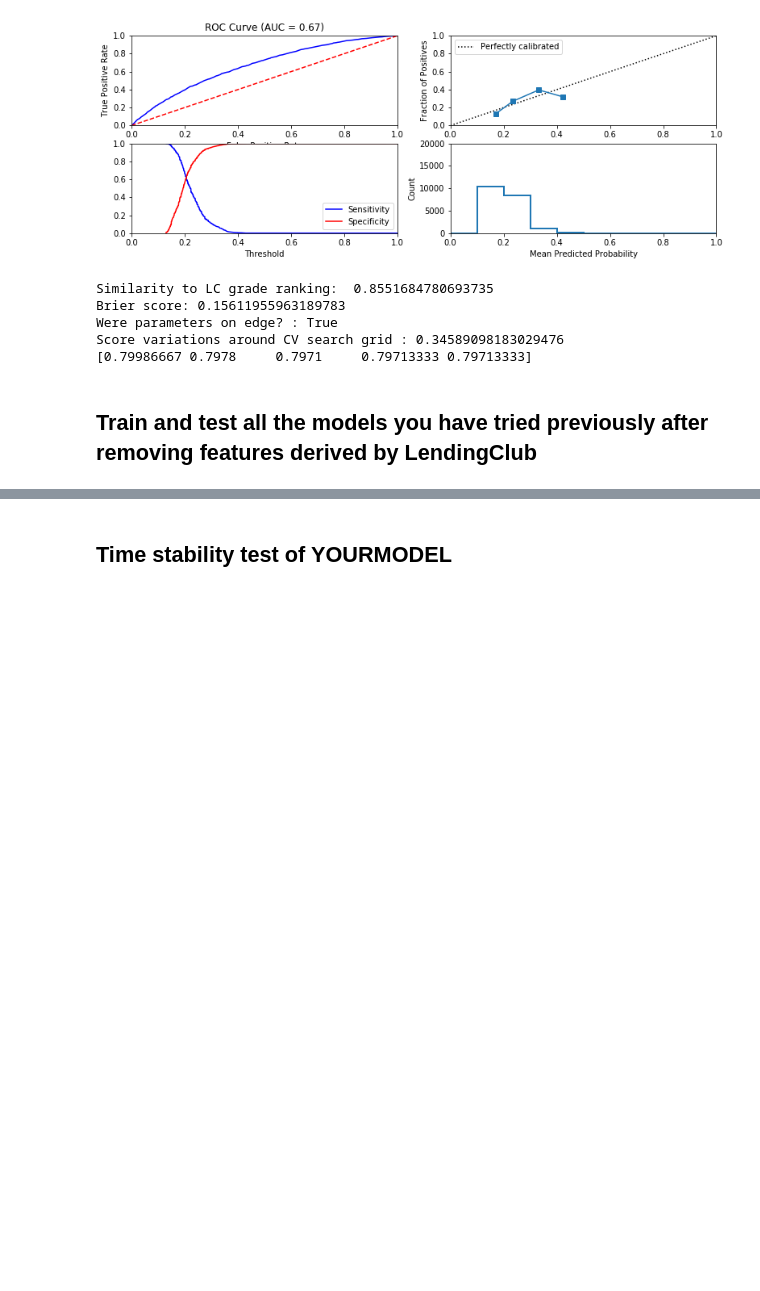
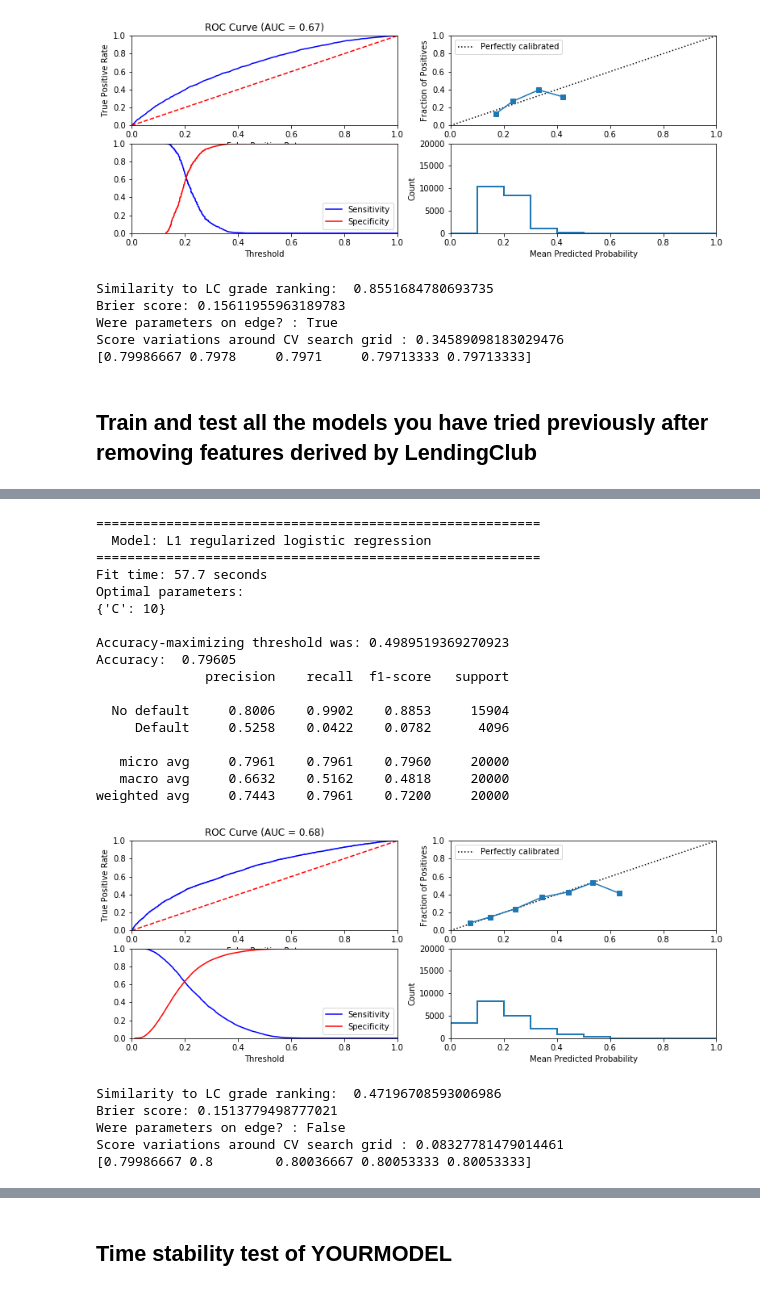
Before and after one commit to vickyzzn/LendingClubCase, a Jupyter notebook: CS-Phase 3.ipynb, the cells around one changed output, grey strips where cells are left out. Drawn from its saved outputs; the diff is of its cells as text; code cells hidden in the pictures; blank space fills up the shorter version.

```diff
--- a/CS-Phase 3.ipynb
+++ b/CS-Phase 3.ipynb
@@ -779,0 +816,31 @@ Score variations around CV search grid : 0.34589098183029476
+# %%
+## Train and test a l_1 regularized logistic regression classifier
+
+l1_afterRemoving_logistic = LogisticRegression(penalty='l1')
+cv_parameters = {'C': [0.01, 0.1, 1, 10, 100]}
+
+l1_afterRemoving_logistic = fit_classification(l1_afterRemoving_logistic, data_dict, cv_parameters, 'L1 regularized logistic regression')
+# %% [output]
+=========================================================
+  Model: L1 regularized logistic regression
+=========================================================
+Fit time: 57.7 seconds
+Optimal parameters:
+{'C': 10}
+
+Accuracy-maximizing threshold was: 0.4989519369270923
+Accuracy:  0.79605
+              precision    recall  f1-score   support
+
+  No default     0.8006    0.9902    0.8853     15904
+     Default     0.5258    0.0422    0.0782      4096
+
+   micro avg     0.7961    0.7961    0.7960     20000
+   macro avg     0.6632    0.5162    0.4818     20000
+weighted avg     0.7443    0.7961    0.7200     20000
+[figure, added]
+Similarity to LC grade ranking:  0.47196708593006986
+Brier score: 0.1513779498777021
+Were parameters on edge? : False
+Score variations around CV search grid : 0.08327781479014461
+[0.79986667 0.8        0.80036667 0.80053333 0.80053333]
```
Also changed, not shown: parts of 22 cells of this notebook.
